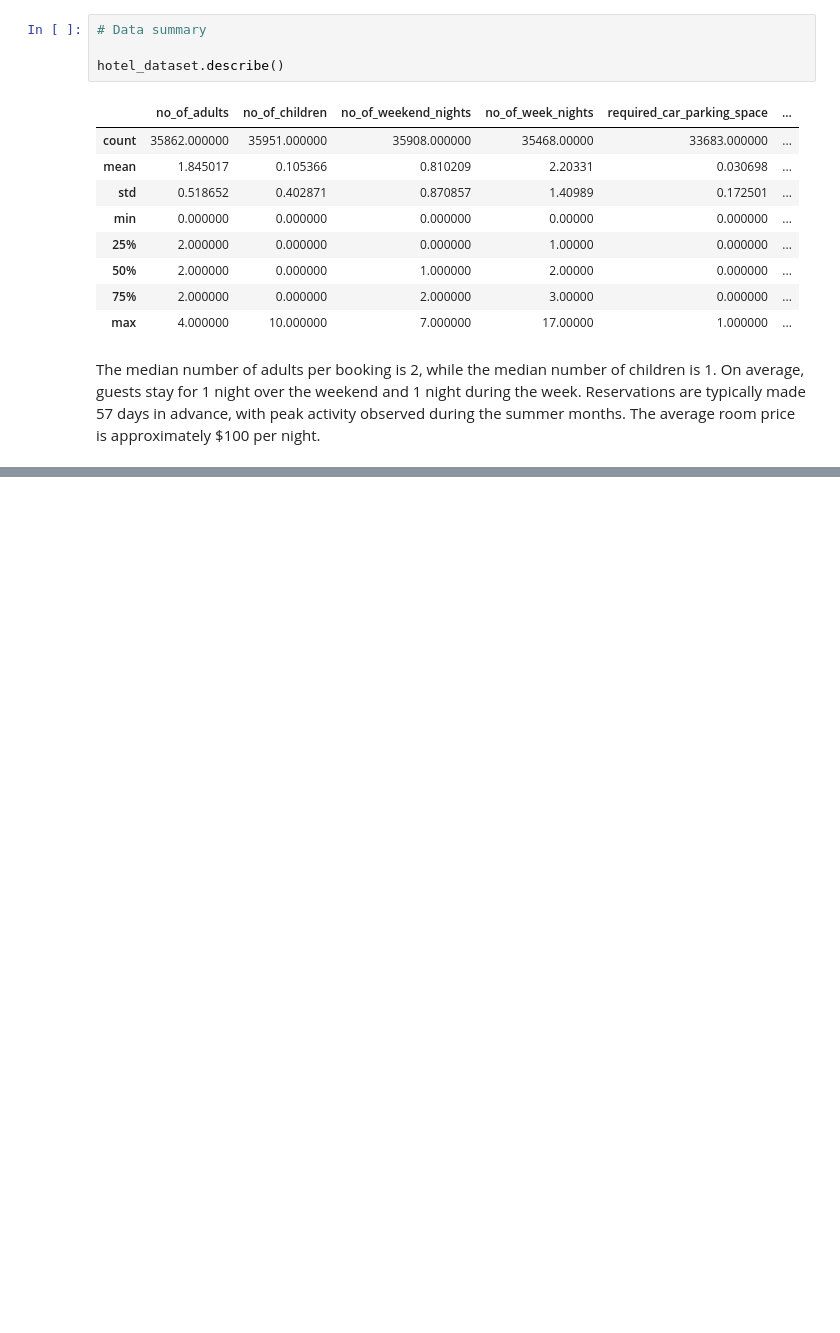
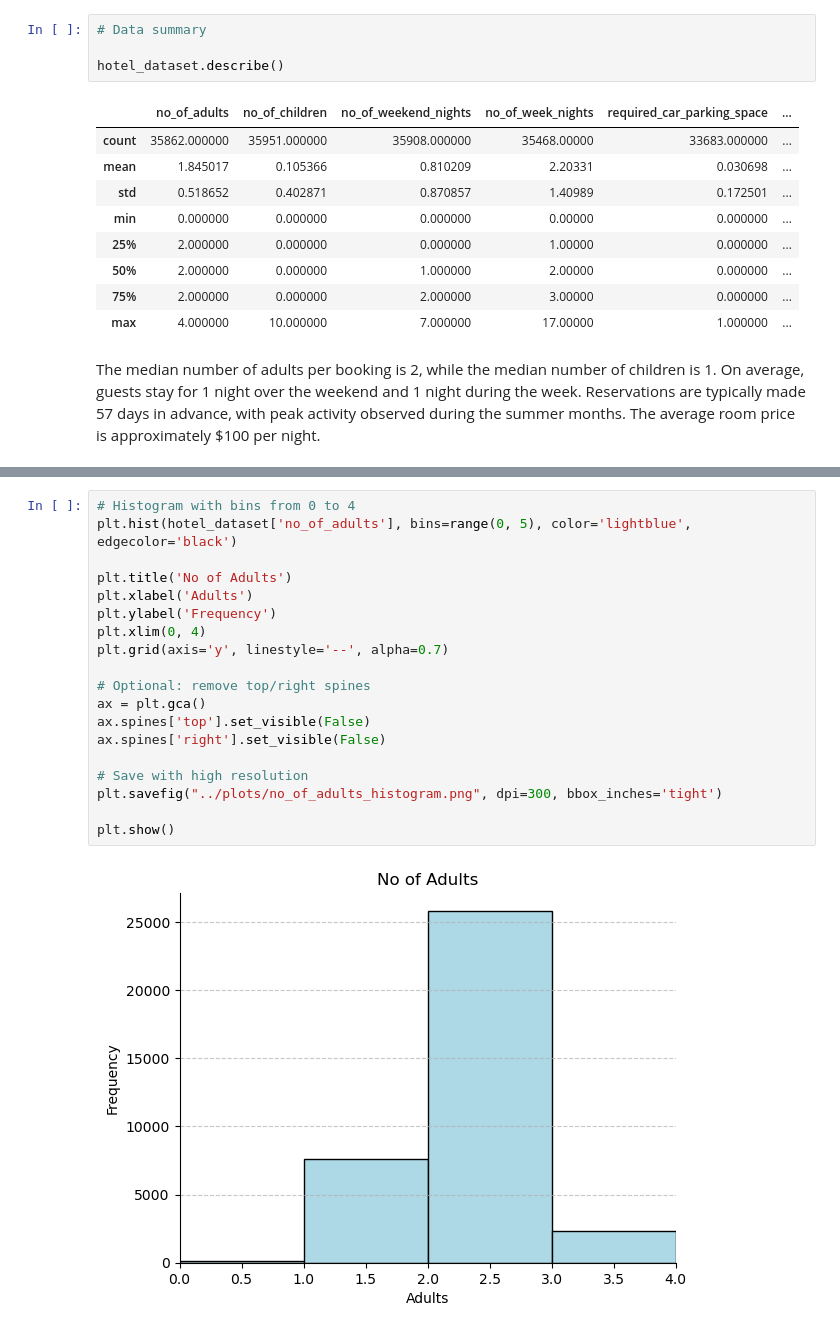
Before and after one commit to DmitriiZag/Hotel-Bookings, a Jupyter notebook: notebooks/main.ipynb, the cells around one changed output, grey strips where cells are left out. Drawn from its saved outputs; the diff is of its cells as text; blank space fills up the shorter version.

```diff
--- a/notebooks/main.ipynb
+++ b/notebooks/main.ipynb
@@ -61,0 +58,21 @@ plt.savefig("../plots/no_of_adults.png", dpi=300, bbox_inches='tight')
+# %%
+# Histogram with bins from 0 to 4
+plt.hist(hotel_dataset['no_of_adults'], bins=range(0, 5), color='lightblue', edgecolor='black')
+
+plt.title('No of Adults')
+plt.xlabel('Adults')
+plt.ylabel('Frequency')
+plt.xlim(0, 4)
+plt.grid(axis='y', linestyle='--', alpha=0.7)
+
+# Optional: remove top/right spines
+ax = plt.gca()
+ax.spines['top'].set_visible(False)
+ax.spines['right'].set_visible(False)
+
+# Save with high resolution
+plt.savefig("../plots/no_of_adults_histogram.png", dpi=300, bbox_inches='tight')
+
+plt.show()
+# %% [output]
+[figure, added]
```
Also changed, not shown: parts of 2 cells of this notebook.
